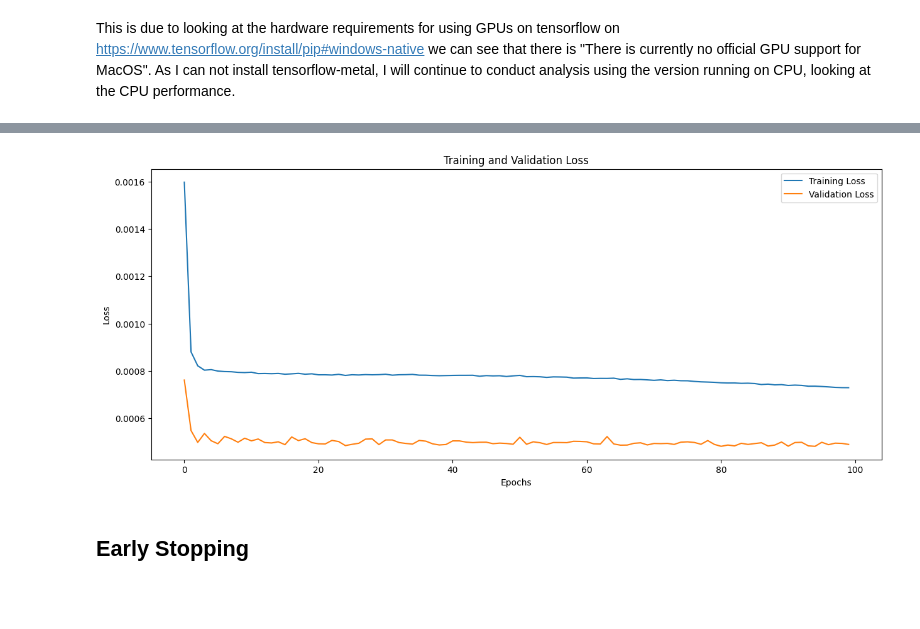
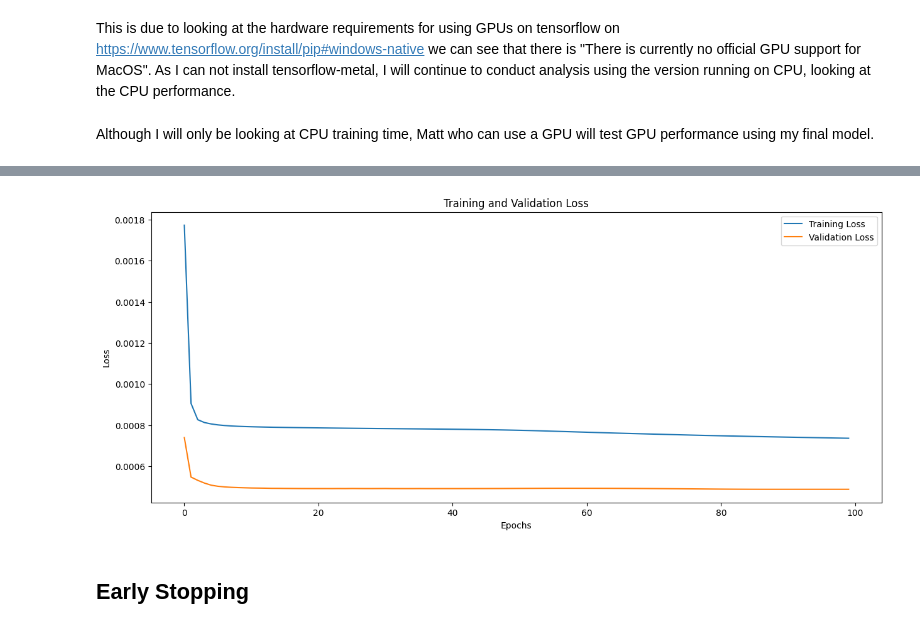
Before and after one commit to djjjones6/Group_Assessment_2, a Jupyter notebook: imran_v/LSTM_model.ipynb, the cells around one changed output, grey strips where cells are left out. Cells and saved outputs as stored; diff of their text form; code cells hidden in the pictures; blank space fills up the shorter version.

```diff
--- a/imran_v/LSTM_model.ipynb
+++ b/imran_v/LSTM_model.ipynb
@@ -38,15 +38,13 @@ df.wnd_dir = df.wnd_dir.map(mapping)
 I will now scale the data and split into training and test data. We have decided on using a 90% split of data, and as it is time series data we will use the first 90% as training and last 10% as test.
 # %%
 df_scaled=df.copy()
-
 scaler = MinMaxScaler()
 
 df_scaled['date'] = pd.to_datetime(df_scaled['date'])
 
 df_scaled.set_index('date', inplace=True)
 
-columns = (['pollution', 'dew', 'temp', 'press', "wnd_dir", 'wnd_spd',
-       'snow', 'rain'])
+columns = (['pollution'])
 
 df_scaled = df_scaled[columns]
 df_scaled[columns] = scaler.fit_transform(df_scaled[columns])
@@ -64,3 +61,0 @@ df_scaled.head()
-# %%
-df_scaled=df_scaled['pollution'] #drop all columns for univariate apart from pollution and date
-df_scaled.head()
@@ -92,8 +79,8 @@ def create_sequences(data, sequence_length):
     sequences = []
     labels = []
     for i in range(len(data) - sequence_length):
-        sequences.append(data[i:i+sequence_length])  # Sequence of pollution values
-        labels.append(data[i+sequence_length])  # Next time step's pollution value (target)
+        sequences.append(data.iloc[i:i+sequence_length].values)  # Sequence of pollution values
+        labels.append(data.iloc[i + sequence_length])  # Next time step's pollution value (target)
     return np.array(sequences), np.array(labels)
 
 X_train, y_train = create_sequences(train_data, 10)
@@ -119,31 +106,33 @@ print("Num GPUs Available: ", len(tf.config.list_physical_devices('GPU')))
 Num GPUs Available:  0
 # %% [markdown]
 This is due to looking at the hardware requirements for using GPUs on tensorflow on https://www.tensorflow.org/install/pip#windows-native we can see that there is "There is currently no official GPU support for MacOS". As I can not install tensorflow-metal, I will continue to conduct analysis using the version running on CPU, looking at the CPU performance.
+# %% [markdown]
+Although I will only be looking at CPU training time, Matt who can use a GPU will test GPU performance using my final model.
 # %%
+# Set random seed for reproducibility, same seed used in mulitvariate LSTM for comparison
+tf.random.set_seed(7)
+
+
 model = Sequential()
-model.add(LSTM(units=50, return_sequences=False, input_shape=(X_train.shape[1], 1)))
+model.add(Input(shape=(X_train.shape[1], 1)))
+model.add(LSTM(units=50, return_sequences=False))
 model.add(Dense(1))
 
-# Compile the model
 model.compile(optimizer='adam', loss='mean_squared_error', metrics=[RootMeanSquaredError()])
 
-cpu_usage_before = psutil.cpu_percent(interval=1)
-print(f"CPU Usage Before Training: {cpu_usage_before}%")
+initial_weights = model.get_weights()
 
-start_time = time.time() #time taken for model to run
+start_time = time.time()
 
+# Train the model
 history = model.fit(
     X_train, y_train,
     epochs=100,
     batch_size=64,
-    validation_data=(X_test, y_test))
+    validation_data=(X_test, y_test)
+)
 
-cpu_usage_after = psutil.cpu_percent(interval=1)
-print(f"CPU Usage After Training: {cpu_usage_after}%")
-
-cpu_load_during_training = psutil.cpu_percent(interval=1)
-print(f"CPU Load During Training: {cpu_load_during_training}%")
-
+# Output the training time
 print("Training Time: ", time.time() - start_time)
 
 # Plot training and validation loss over epochs
@@ -176,4 +165,4 @@ Training Time:  272.5655748844147
-[figure, old version]
+[figure, new version]
 # %% [markdown]
 ## Early Stopping
 # %% [markdown]
```
Also changed, not shown: parts of 30 cells of this notebook.
